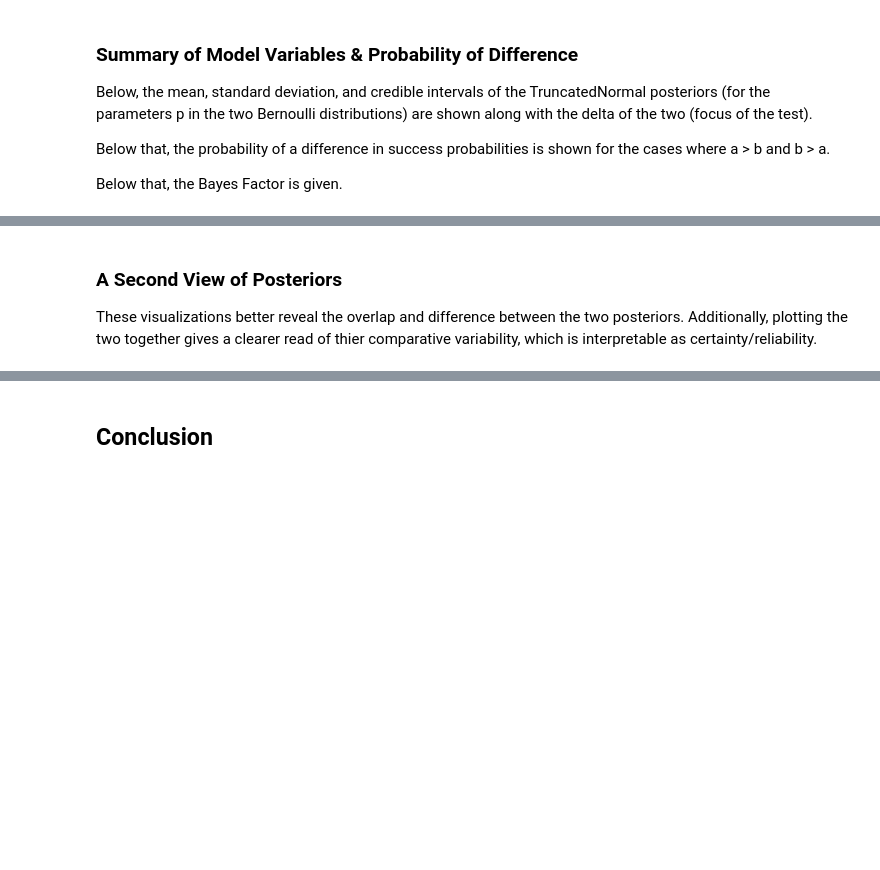
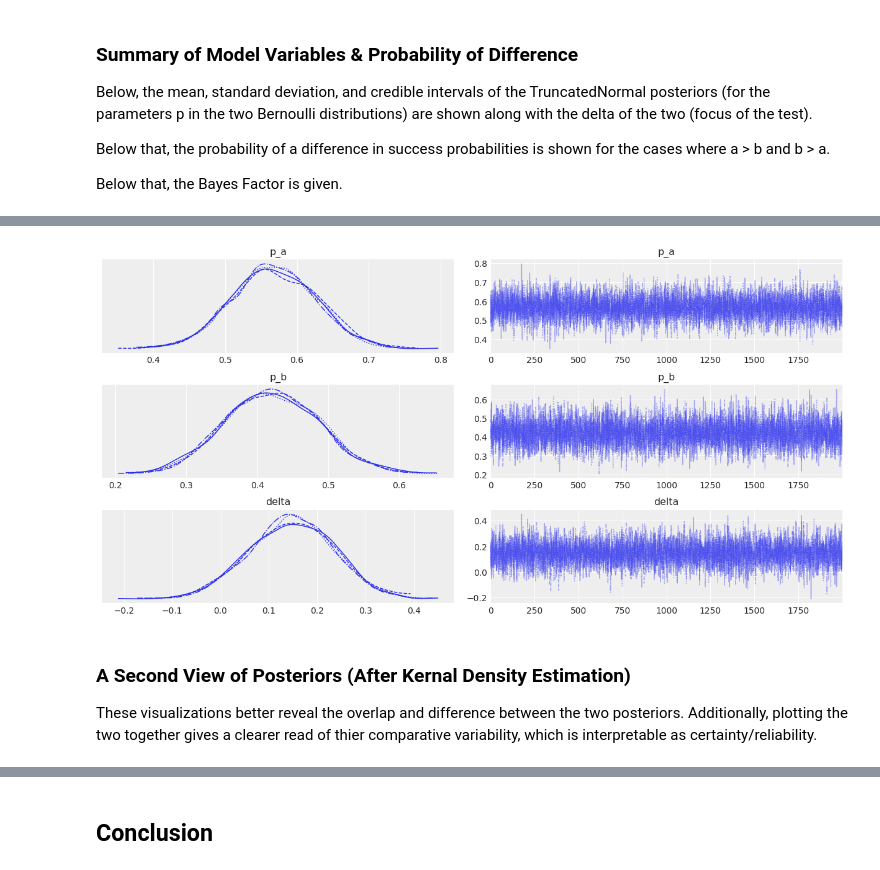
Before and after one commit to anthonymelson/portfolio, a Jupyter notebook: Bayesian_Estimation_of_Difference_in_Success_Rate_Between_Two_Groups_on_Binary_Task_Using_Pymc3.ipynb, the cells around one changed output, grey strips where cells are left out. Saved outputs shown, nothing was run; the diff lists cells and outputs as text; code cells hidden in the pictures; blank space fills up the shorter version.

```diff
--- a/Bayesian_Estimation_of_Difference_in_Success_Rate_Between_Two_Groups_on_Binary_Task_Using_Pymc3.ipynb
+++ b/Bayesian_Estimation_of_Difference_in_Success_Rate_Between_Two_Groups_on_Binary_Task_Using_Pymc3.ipynb
@@ -172,5 +189,10 @@ plt.show()
+# %%
+az.plot_trace(trace)
+plt.show()
+# %% [output]
+[figure, added]
 # %% [markdown]
-### A Second View of Posteriors
+### A Second View of Posteriors (After Kernal Density Estimation)
 
 These visualizations better reveal the overlap and difference between the two posteriors.  Additionally, plotting the two together gives a clearer read of thier comparative variability, which is interpretable as certainty/reliability.
 # %%
```
Also changed, not shown: parts of 15 cells of this notebook.
